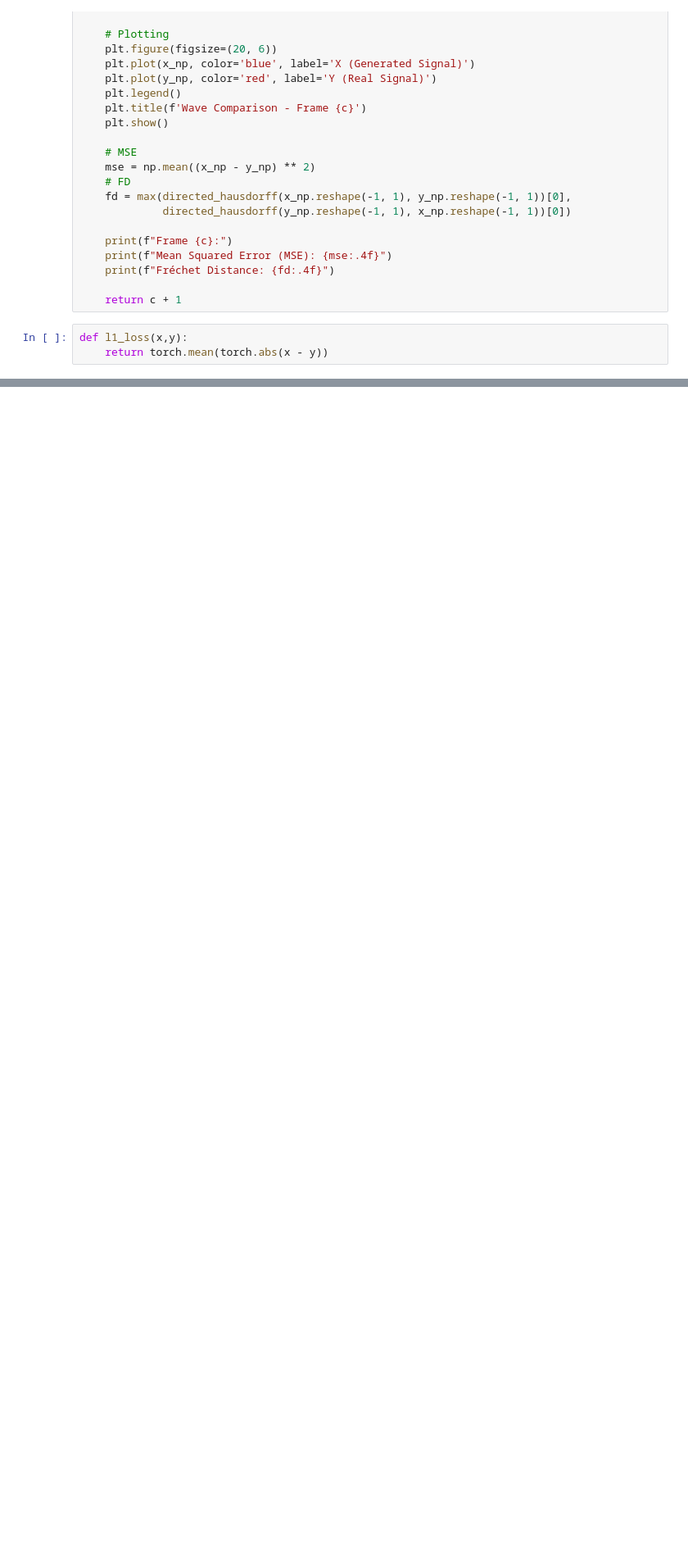
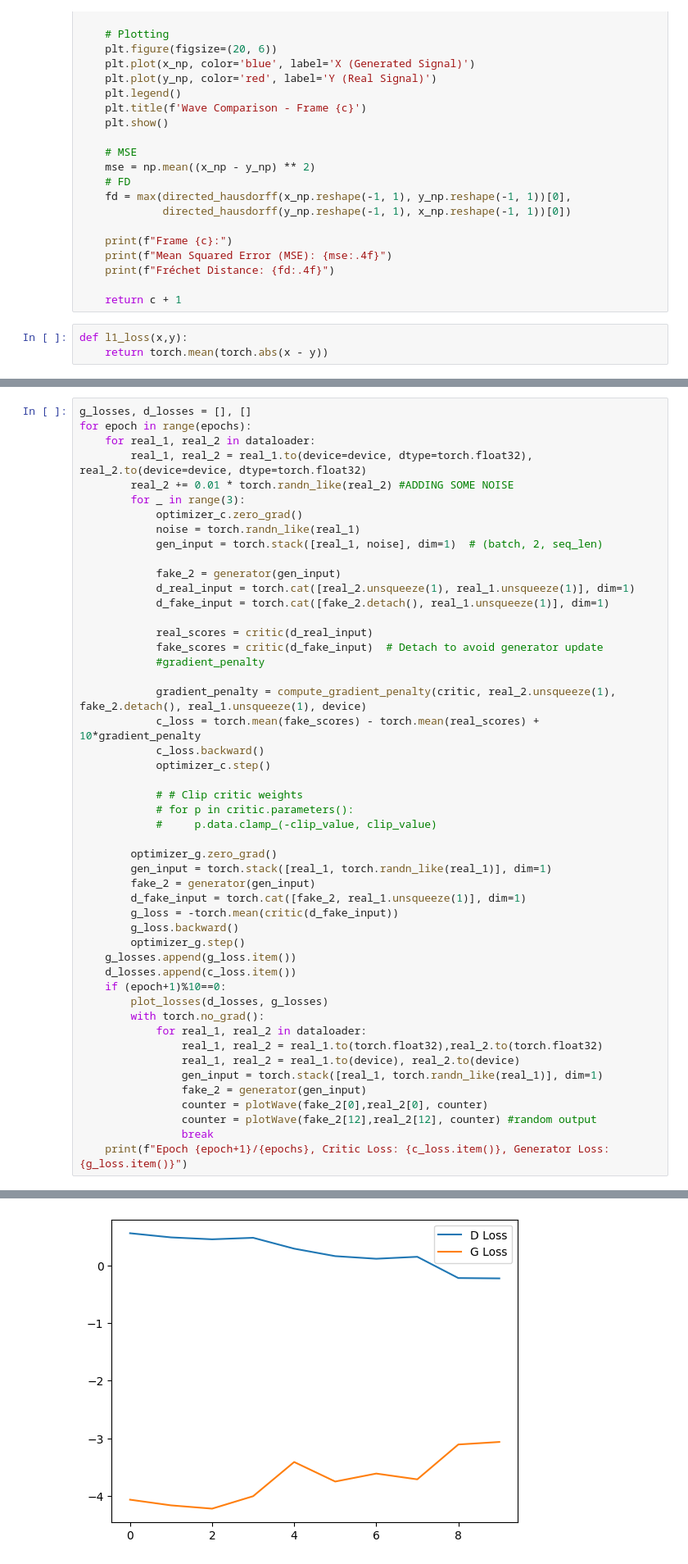
Before and after one commit to Lasers67/BiometricByPass, a Jupyter notebook: src/CGAN.ipynb, the cells around one changed output, grey strips where cells are left out. Shown at 82% size. Cells and saved outputs as stored; diff of their text form; blank space fills up the shorter version.

```diff
--- a/src/CGAN.ipynb
+++ b/src/CGAN.ipynb
@@ -230,0 +413,50 @@ def l1_loss(x,y):
+# %%
+g_losses, d_losses = [], []
+for epoch in range(epochs):
+    for real_1, real_2 in dataloader:
+        real_1, real_2 = real_1.to(device=device, dtype=torch.float32), real_2.to(device=device, dtype=torch.float32)
+        real_2 += 0.01 * torch.randn_like(real_2) #ADDING SOME NOISE
+        for _ in range(3):
+            optimizer_c.zero_grad()
+            noise = torch.randn_like(real_1)
+            gen_input = torch.stack([real_1, noise], dim=1)  # (batch, 2, seq_len)
+
+            fake_2 = generator(gen_input)
+            d_real_input = torch.cat([real_2.unsqueeze(1), real_1.unsqueeze(1)], dim=1)
+            d_fake_input = torch.cat([fake_2.detach(), real_1.unsqueeze(1)], dim=1)
+
+            real_scores = critic(d_real_input)
+            fake_scores = critic(d_fake_input)  # Detach to avoid generator update
+            #gradient_penalty
+
+            gradient_penalty = compute_gradient_penalty(critic, real_2.unsqueeze(1), fake_2.detach(), real_1.unsqueeze(1), device)
+            c_loss = torch.mean(fake_scores) - torch.mean(real_scores) + 10*gradient_penalty
+            c_loss.backward()
+            optimizer_c.step()
+
+            # # Clip critic weights
+            # for p in critic.parameters():
+            #     p.data.clamp_(-clip_value, clip_value)
+
+        optimizer_g.zero_grad()
+        gen_input = torch.stack([real_1, torch.randn_like(real_1)], dim=1)
+        fake_2 = generator(gen_input)
+        d_fake_input = torch.cat([fake_2, real_1.unsqueeze(1)], dim=1)
+        g_loss = -torch.mean(critic(d_fake_input))
+        g_loss.backward()
+        optimizer_g.step()
+    g_losses.append(g_loss.item())
+    d_losses.append(c_loss.item())
+    if (epoch+1)%10==0:
+        plot_losses(d_losses, g_losses)
+        with torch.no_grad():
+            for real_1, real_2 in dataloader:
+                real_1, real_2 = real_1.to(torch.float32),real_2.to(torch.float32)
+                real_1, real_2 = real_1.to(device), real_2.to(device)
+                gen_input = torch.stack([real_1, torch.randn_like(real_1)], dim=1)
+                fake_2 = generator(gen_input)
+                counter = plotWave(fake_2[0],real_2[0], counter)
+                counter = plotWave(fake_2[12],real_2[12], counter) #random output
+                break
+    print(f"Epoch {epoch+1}/{epochs}, Critic Loss: {c_loss.item()}, Generator Loss: {g_loss.item()}")
+# %% [output]
@@ -230,0 +472 @@ def l1_loss(x,y):
+[figure, added]
```
Also changed, not shown: parts of 21 cells of this notebook, 6 other files.
